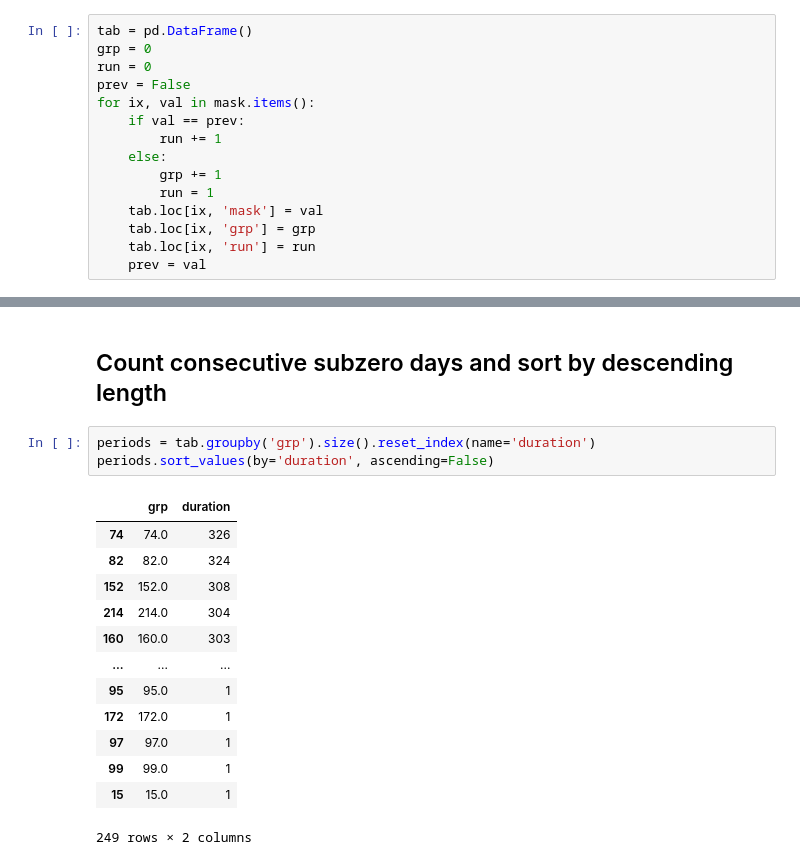
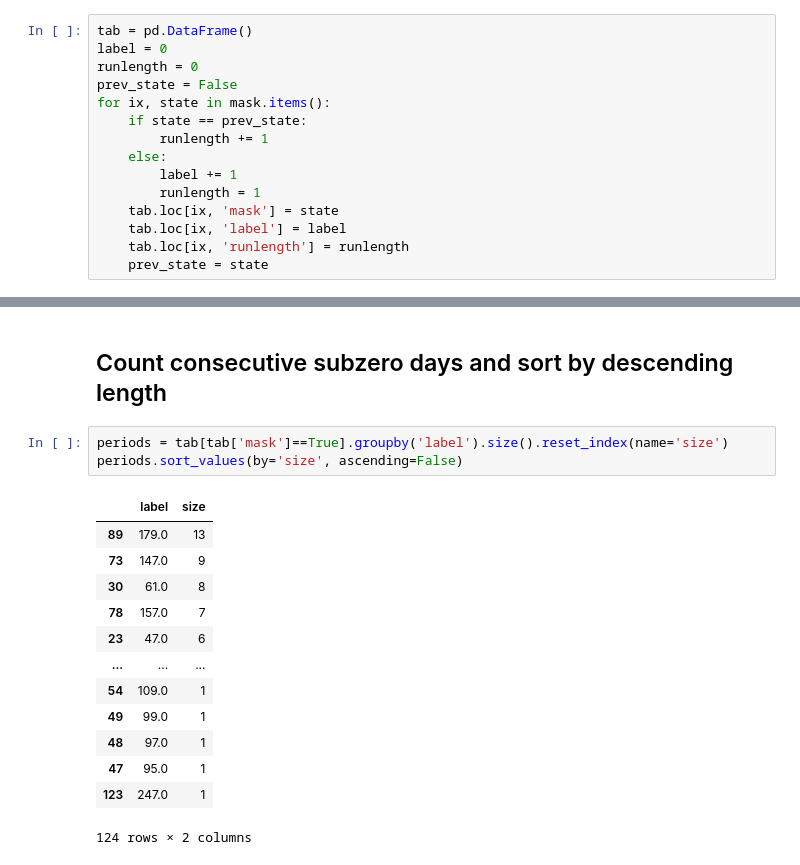
Before and after one commit to mrahnis/nb-streamgage, a Jupyter notebook: Stream Gage Ex. 3 - Examine Air Temperature and Turbidity.ipynb, the cells around one changed output, grey strips where cells are left out. Drawn from its saved outputs; the diff is of its cells as text.

```diff
--- a/Stream Gage Ex. 3 - Examine Air Temperature and Turbidity.ipynb
+++ b/Stream Gage Ex. 3 - Examine Air Temperature and Turbidity.ipynb
@@ -208,19 +209,19 @@ Name: SUBZERO_DAYS, Length: 5276, dtype: bool
 ## Label consecutive days of sub-zero/above-zero temperature
 # %%
 tab = pd.DataFrame()
-grp = 0
-run = 0
-prev = False
-for ix, val in mask.items():
-    if val == prev:
-        run += 1
+label = 0
+runlength = 0
+prev_state = False
+for ix, state in mask.items():
+    if state == prev_state:
+        runlength += 1
     else:
-        grp += 1
-        run = 1
-    tab.loc[ix, 'mask'] = val
-    tab.loc[ix, 'grp'] = grp
-    tab.loc[ix, 'run'] = run
-    prev = val
+        label += 1
+        runlength = 1
+    tab.loc[ix, 'mask'] = state
+    tab.loc[ix, 'label'] = label
+    tab.loc[ix, 'runlength'] = runlength
+    prev_state = state
 # %%
 tab
 # %% [output]
@@ -240,21 +241,21 @@ tab
 # %% [markdown]
 ## Count consecutive subzero days and sort by descending length
 # %%
-periods = tab.groupby('grp').size().reset_index(name='duration')
-periods.sort_values(by='duration', ascending=False)
+periods = tab[tab['mask']==True].groupby('label').size().reset_index(name='size')
+periods.sort_values(by='size', ascending=False)
 # %% [output]
-|  | grp | duration |
-| 74 | 74.0 | 326 |
-| 82 | 82.0 | 324 |
-| 152 | 152.0 | 308 |
-| 214 | 214.0 | 304 |
-| 160 | 160.0 | 303 |
+|  | label | size |
+| 89 | 179.0 | 13 |
+| 73 | 147.0 | 9 |
+| 30 | 61.0 | 8 |
+| 78 | 157.0 | 7 |
+| 23 | 47.0 | 6 |
 | ... | ... | ... |
-| 95 | 95.0 | 1 |
-| 172 | 172.0 | 1 |
-| 97 | 97.0 | 1 |
-| 99 | 99.0 | 1 |
-| 15 | 15.0 | 1 |
+| 54 | 109.0 | 1 |
+| 49 | 99.0 | 1 |
+| 48 | 97.0 | 1 |
+| 47 | 95.0 | 1 |
+| 123 | 247.0 | 1 |
-249 rows × 2 columns
+124 rows × 2 columns
 # %%
 # check to see if this longest period looks right
```
Also changed, not shown: parts of 7 cells of this notebook.
